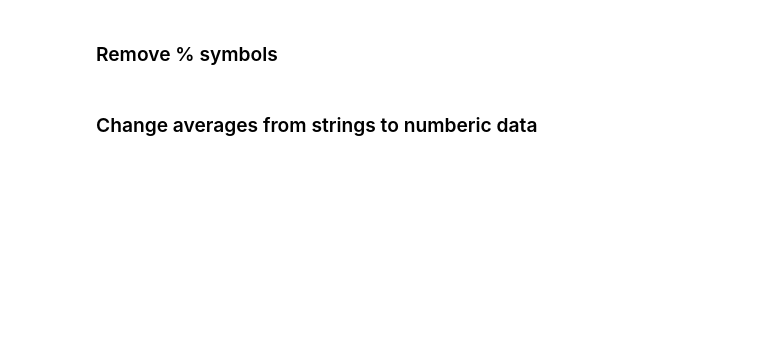
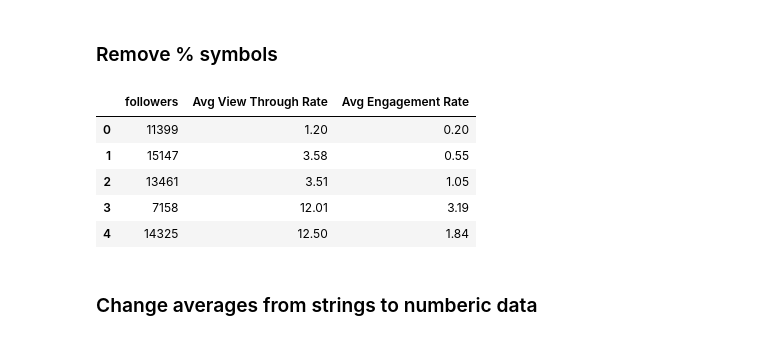
Before and after one commit to Vinelab/machine-learning-resources, a Jupyter notebook: Workshop/Workshop.ipynb, the cells around one changed output. Cells and saved outputs as stored; diff of their text form; code cells hidden in the pictures; blank space fills up the shorter version.

```diff
--- a/Workshop/Workshop.ipynb
+++ b/Workshop/Workshop.ipynb
@@ -26,9 +40,16 @@ import pandas as pd
 # %% [markdown]
 ### Remove % symbols
 # %%
-# data['Avg View Through Rate'] = [x.strip('%') for x in data['Avg View Through Rate']]
-# data['Avg Engagement Rate'] = [x.strip('%') for x in data['Avg Engagement Rate']]
-# data.head()
+data['Avg View Through Rate'] = [x.strip('%') for x in data['Avg View Through Rate']]
+data['Avg Engagement Rate'] = [x.strip('%') for x in data['Avg Engagement Rate']]
+data.head()
+# %% [output]
+|  | followers | Avg View Through Rate | Avg Engagement Rate |
+| 0 | 11399 | 1.20 | 0.20 |
+| 1 | 15147 | 3.58 | 0.55 |
+| 2 | 13461 | 3.51 | 1.05 |
+| 3 | 7158 | 12.01 | 3.19 |
+| 4 | 14325 | 12.50 | 1.84 |
 # %% [markdown]
 ### Change averages from strings to numberic data
 # %%
```
Also changed, not shown: parts of 11 cells of this notebook, 2 other files.
